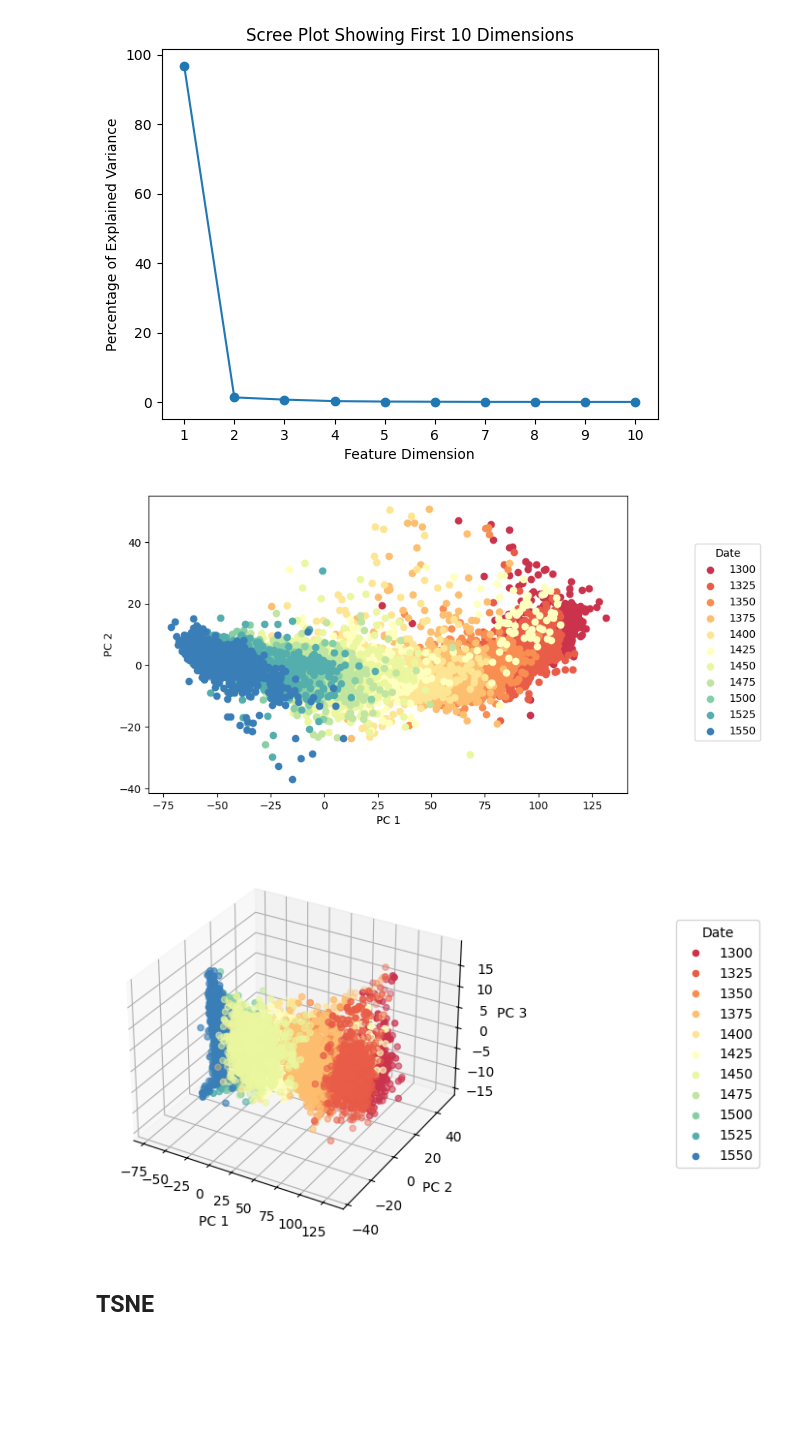
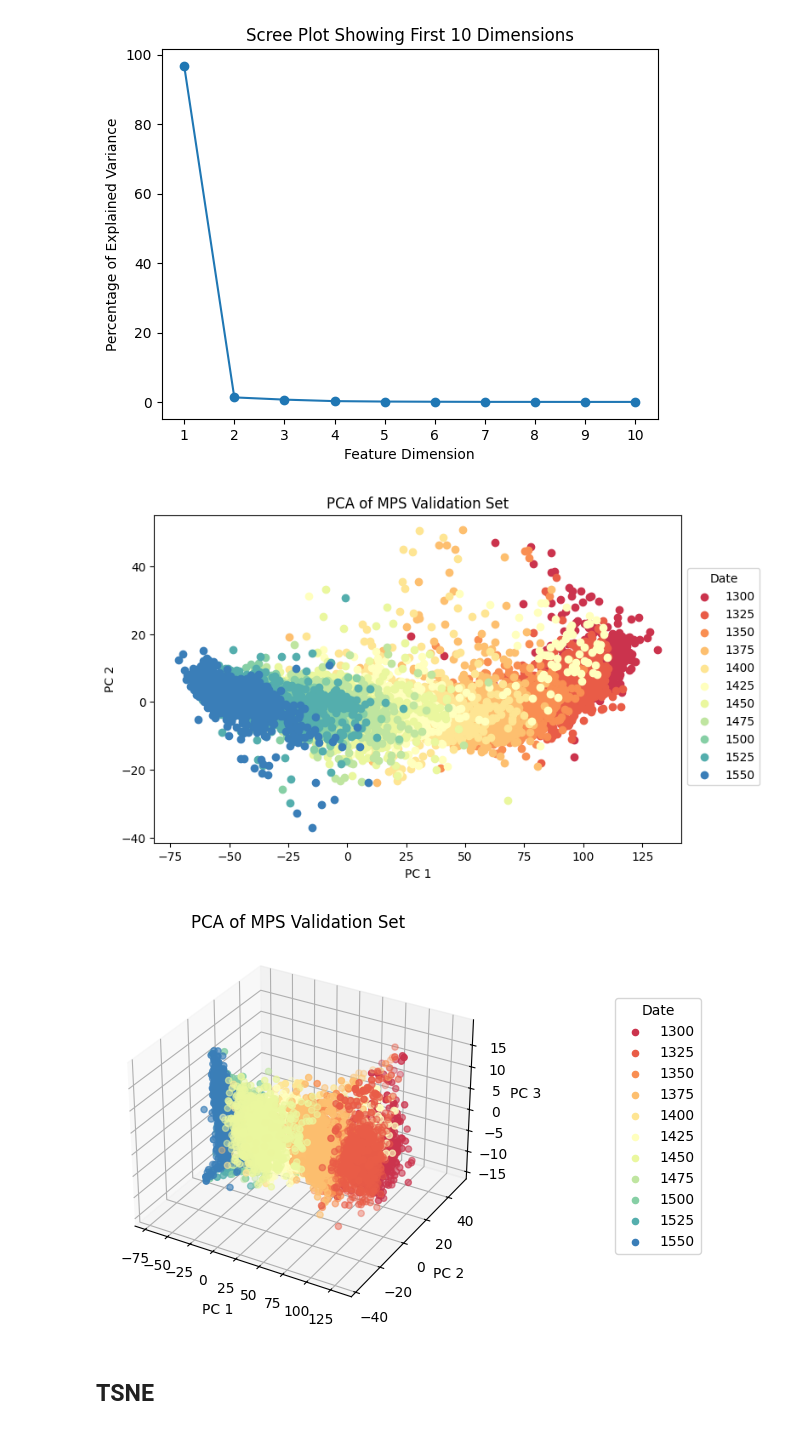
Before and after one commit to NikolaiHerrmann/deep-dating, a Jupyter notebook: src/graph_pca_tsne.ipynb, the cells around one changed output. Drawn from its saved outputs; the diff is of its cells as text; code cells hidden in the pictures; blank space fills up the shorter version.

```diff
--- a/src/graph_pca_tsne.ipynb
+++ b/src/graph_pca_tsne.ipynb
@@ -126,12 +128,13 @@ plt.show()
 First 10 components: [9.6768036e+01 1.3520852e+00 7.1046221e-01 2.7738211e-01 1.5293215e-01
  9.8083682e-02 6.0386192e-02 5.3859323e-02 4.7997139e-02 4.6434570e-02]
 [figure]
-# %%
-plot_dims(features_pca, "PC")
-plot_dims(features_pca, "PC", in_3d=True)
-# %% [output]
-[figure, removed]
-[figure, removed]
+# %%
+pca_title = "PCA of MPS Validation Set"
+plot_dims(features_pca, "PC", pca_title)
+plot_dims(features_pca, "PC", pca_title, in_3d=True)
+# %% [output]
+[figure, added]
+[figure, added]
 # %% [markdown]
 ## TSNE
 # %%
```
Also changed, not shown: parts of 9 cells of this notebook, 5 other files.
